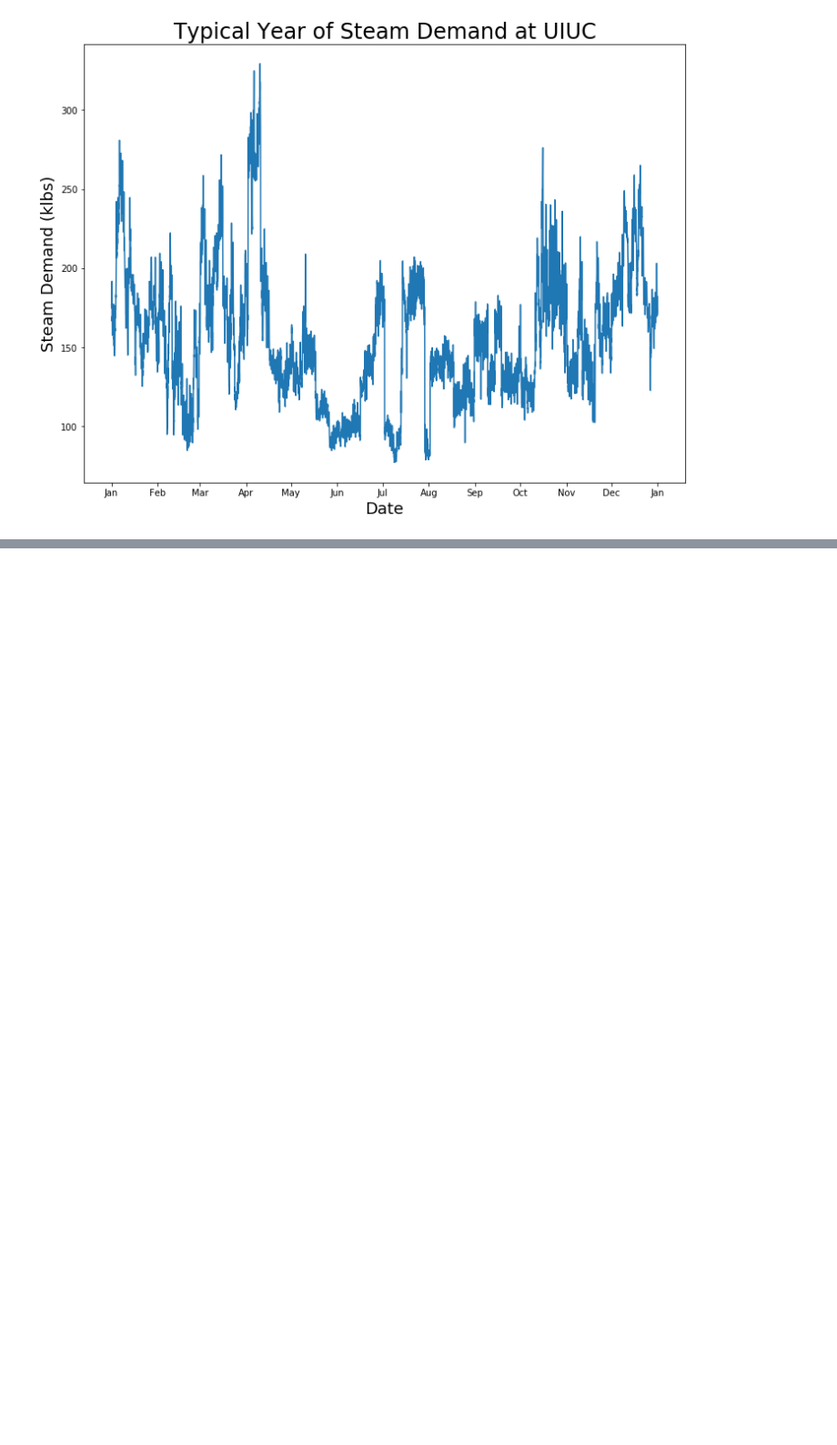
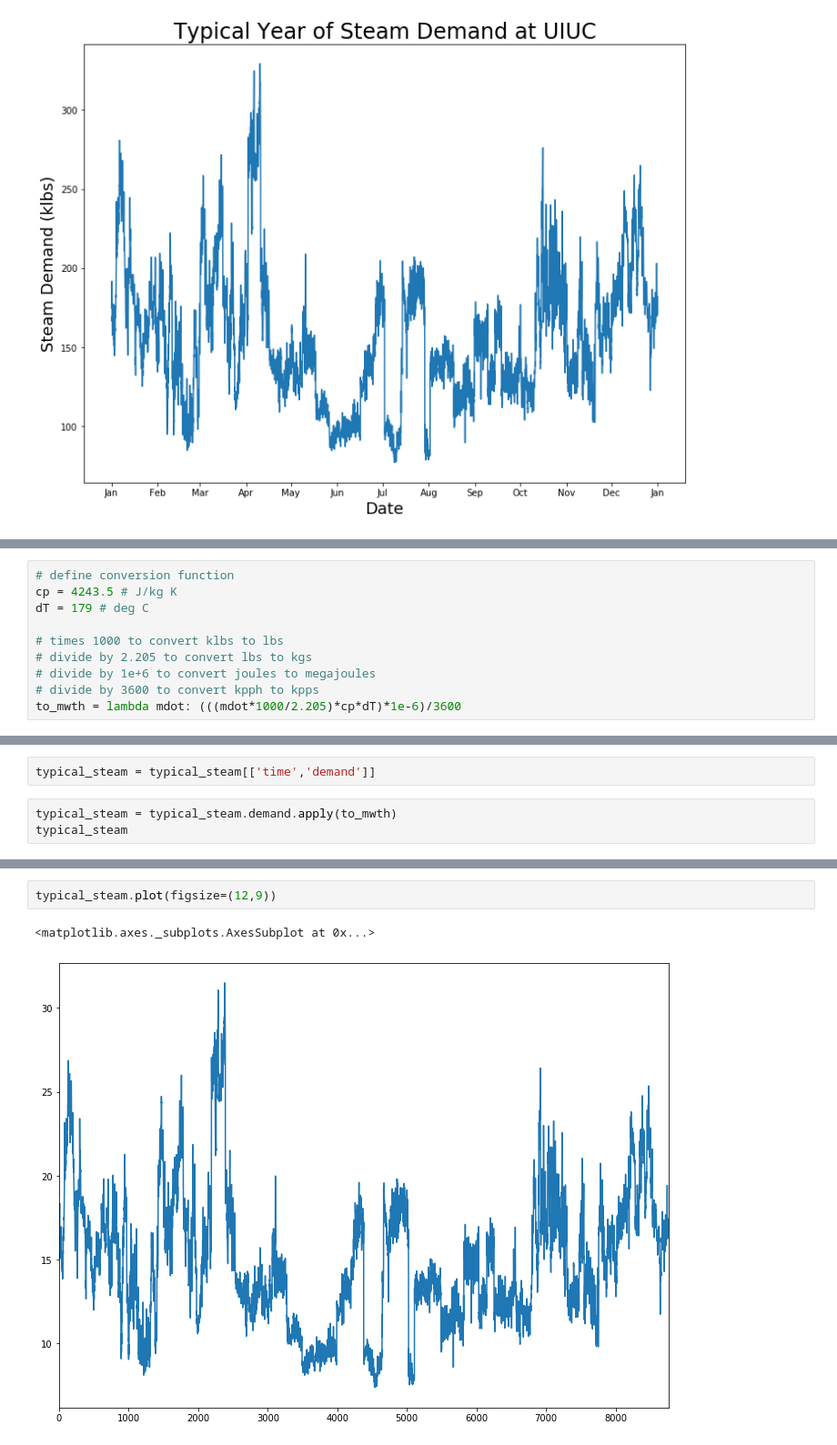
Before and after one commit to arfc/pride, a Jupyter notebook: data_processing/steam_demand.ipynb, the cells around one changed output, grey strips where cells are left out. Shown at 91% size. Drawn from its saved outputs; the diff is of its cells as text; blank space fills up the shorter version.

Commit message:
adds steam arma

```diff
--- a/data_processing/steam_demand.ipynb
+++ b/data_processing/steam_demand.ipynb
@@ -184,0 +181,10 @@ plt.show()
+# %%
+# define conversion function
+cp = 4243.5 # J/kg K
+dT = 179 # deg C
+
+# times 1000 to convert klbs to lbs
+# divide by 2.205 to convert lbs to kgs
+# divide by 1e+6 to convert joules to megajoules
+# divide by 3600 to convert kpph to kpps
+to_mwth = lambda mdot: (((mdot*1000/2.205)*cp*dT)*1e-6)/3600
@@ -184,0 +207,5 @@ plt.show()
+# %%
+typical_steam = typical_steam[['time','demand']]
+# %%
+typical_steam = typical_steam.demand.apply(to_mwth)
+typical_steam
@@ -184,0 +225,5 @@ plt.show()
+# %%
+typical_steam.plot(figsize=(12,9))
+# %% [output]
+<matplotlib.axes._subplots.AxesSubplot at 0x...>
+[figure, added]
```
Also changed, not shown: parts of 9 cells of this notebook, 2 other files.
